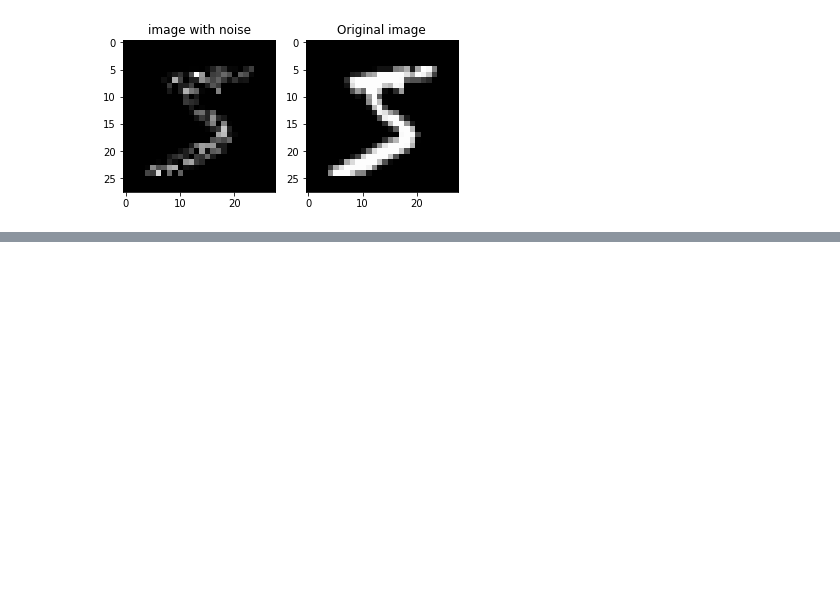
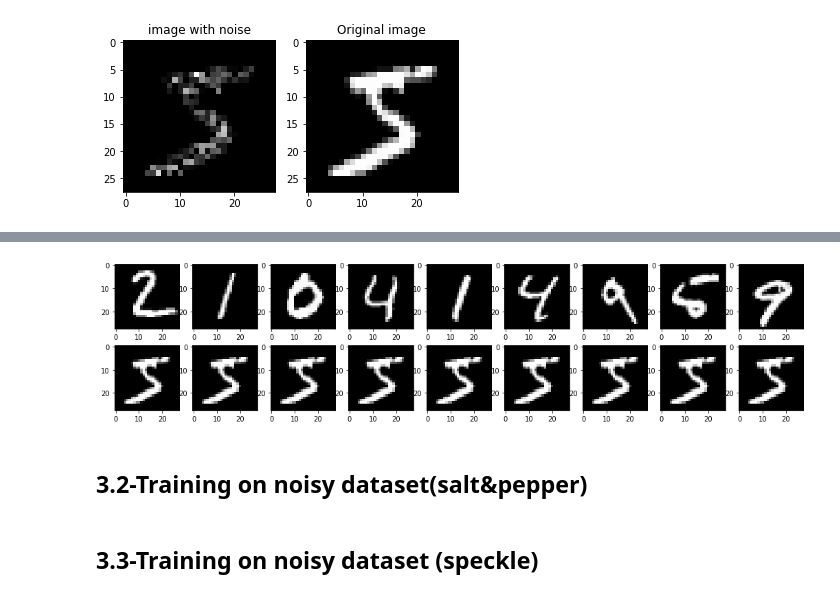
Before and after one commit to ecsquare/Deep-Compression-with-autoencoder, a Jupyter notebook: Compression_with_autoencoder.ipynb, the cells around one changed output, grey strips where cells are left out. Cells and saved outputs as stored; diff of their text form; code cells hidden in the pictures; blank space fills up the shorter version.

```diff
--- a/Compression_with_autoencoder.ipynb
+++ b/Compression_with_autoencoder.ipynb
@@ -108,0 +168,20 @@ plt.show()
+# %%
+decoded_imgs = autoencoder.predict(X_test)
+
+n = 10
+plt.figure(figsize=(20, 4))
+for i in range(1,n):
+    # display original
+    ax = plt.subplot(2, n, i)
+    plt.imshow(X_test[i].reshape(28, 28), cmap=plt.get_cmap('gray'), vmin=0, vmax=1)
+
+
+    # display reconstruction
+    ax = plt.subplot(2, n, i + n)
+    plt.imshow(X_train[0].reshape(28, 28), cmap=plt.get_cmap('gray'), vmin=0, vmax=1)
+
+plt.show()
+# %% [output]
+[figure, added]
+# %% [markdown]
+<h2> 3.2-Training on noisy dataset(salt&pepper)</h2>
@@ -108,0 +215,2 @@ plt.show()
+# %% [markdown]
+<h2> 3.3-Training on noisy dataset (speckle) </h2>
```
Also changed, not shown: parts of 16 cells of this notebook.
